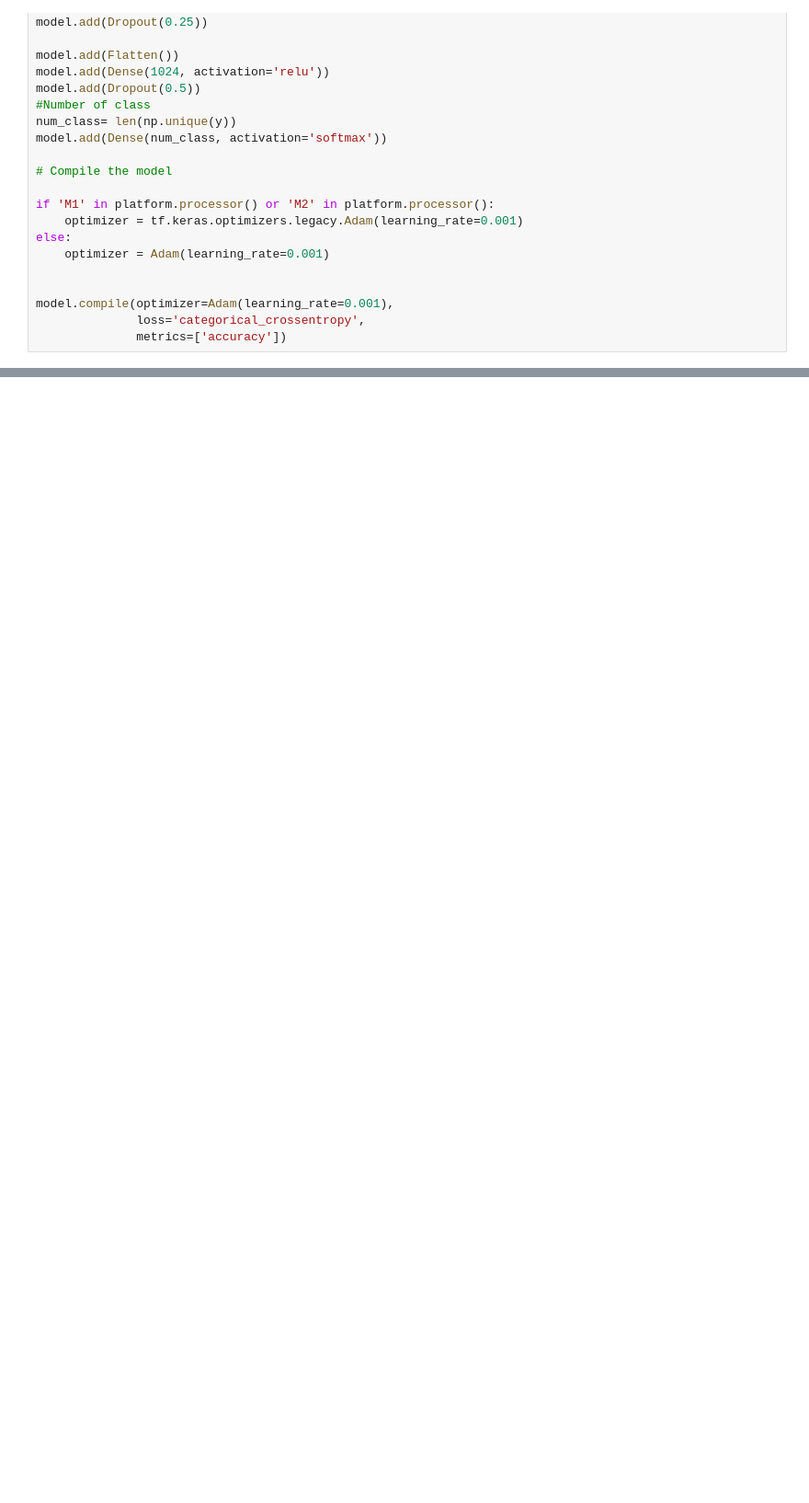
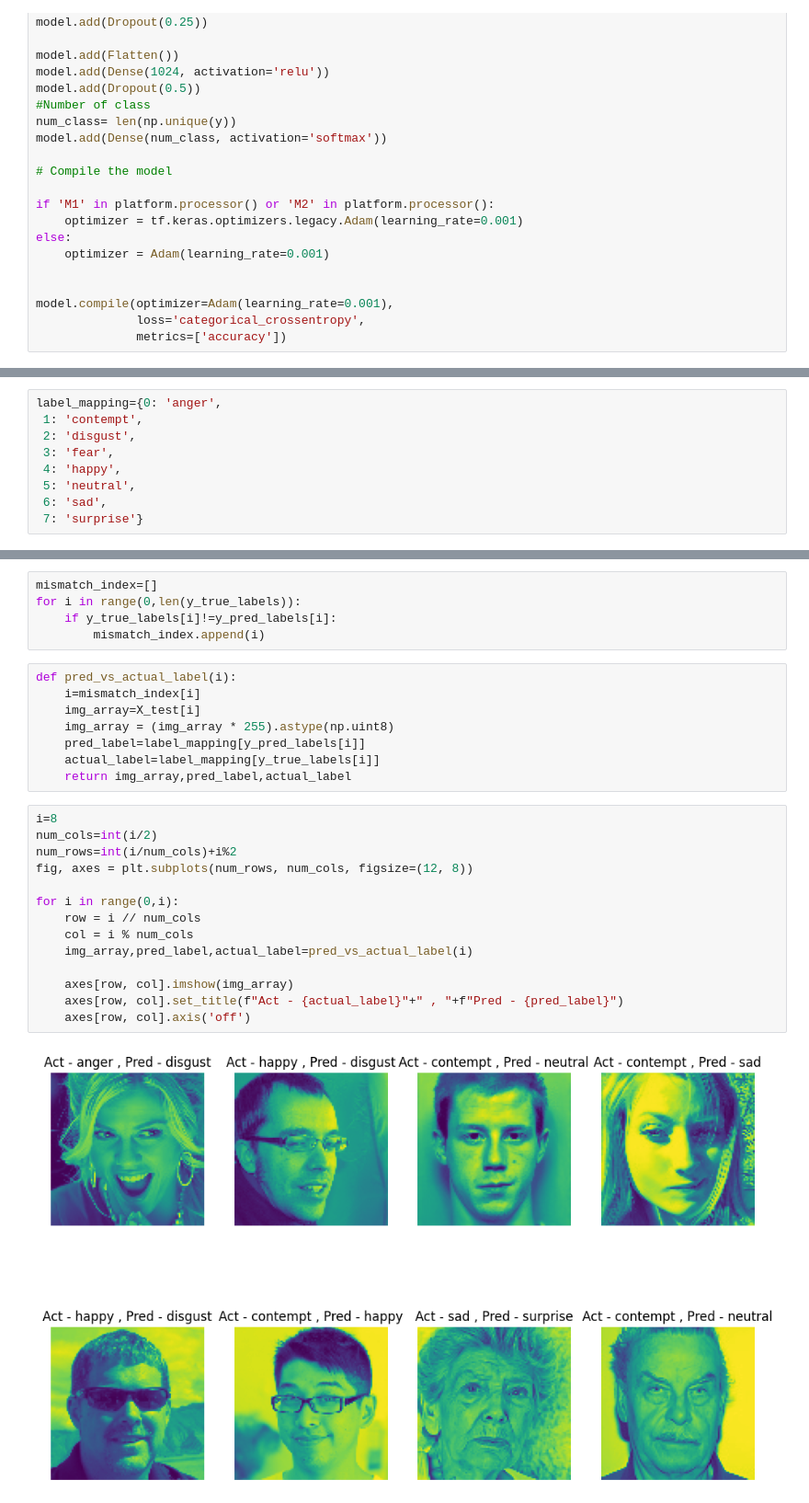
Before and after one commit to CptJarkov/MLProj, a Jupyter notebook: affectnet/ProjektOpenCV.ipynb, the cells around one changed output, grey strips where cells are left out. Shown at 92% size. Cells and saved outputs as stored; diff of their text form; blank space fills up the shorter version.

```diff
--- a/affectnet/ProjektOpenCV.ipynb
+++ b/affectnet/ProjektOpenCV.ipynb
@@ -192,0 +270,9 @@ KeyboardInterrupt:
+# %%
+label_mapping={0: 'anger',
+ 1: 'contempt',
+ 2: 'disgust',
+ 3: 'fear',
+ 4: 'happy',
+ 5: 'neutral',
+ 6: 'sad',
+ 7: 'surprise'}
@@ -192,0 +383,29 @@ KeyboardInterrupt:
+# %%
+mismatch_index=[]
+for i in range(0,len(y_true_labels)):
+    if y_true_labels[i]!=y_pred_labels[i]:
+        mismatch_index.append(i)
+# %%
+def pred_vs_actual_label(i):
+    i=mismatch_index[i]
+    img_array=X_test[i]
+    img_array = (img_array * 255).astype(np.uint8)
+    pred_label=label_mapping[y_pred_labels[i]]
+    actual_label=label_mapping[y_true_labels[i]]
+    return img_array,pred_label,actual_label
+# %%
+i=8
+num_cols=int(i/2)
+num_rows=int(i/num_cols)+i%2
+fig, axes = plt.subplots(num_rows, num_cols, figsize=(12, 8))
+
+for i in range(0,i):
+    row = i // num_cols
+    col = i % num_cols
+    img_array,pred_label,actual_label=pred_vs_actual_label(i)
+
+    axes[row, col].imshow(img_array)
+    axes[row, col].set_title(f"Act - {actual_label}"+" , "+f"Pred - {pred_label}")
+    axes[row, col].axis('off')
+# %% [output]
+[figure, added]
```
Also changed, not shown: parts of 6 cells of this notebook, 1 other file.
